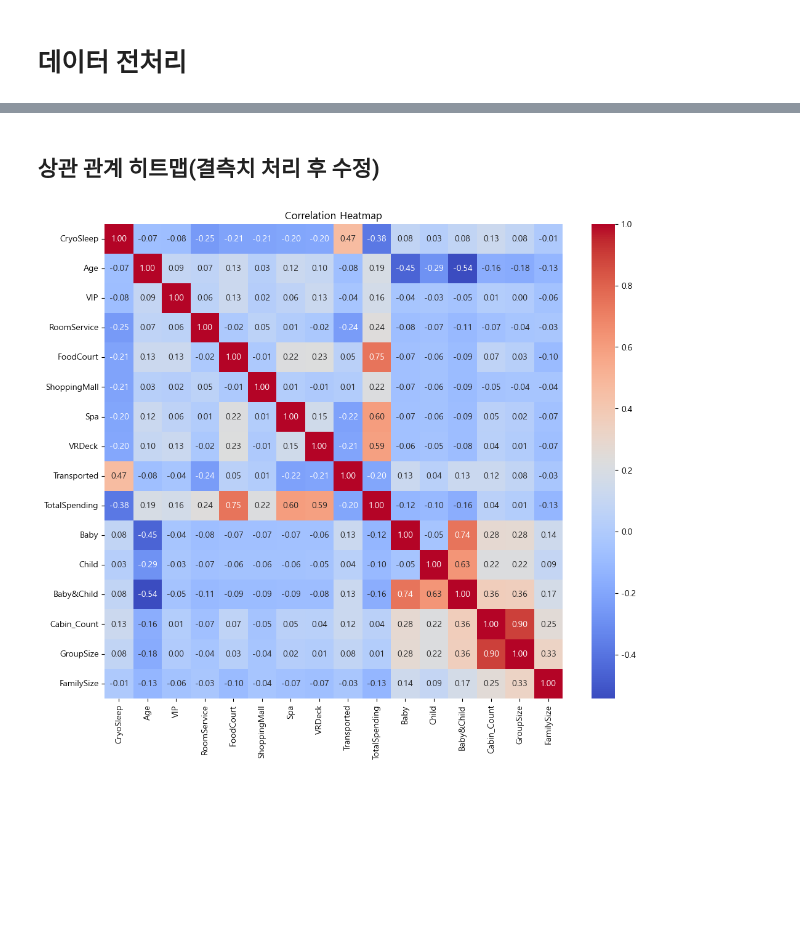
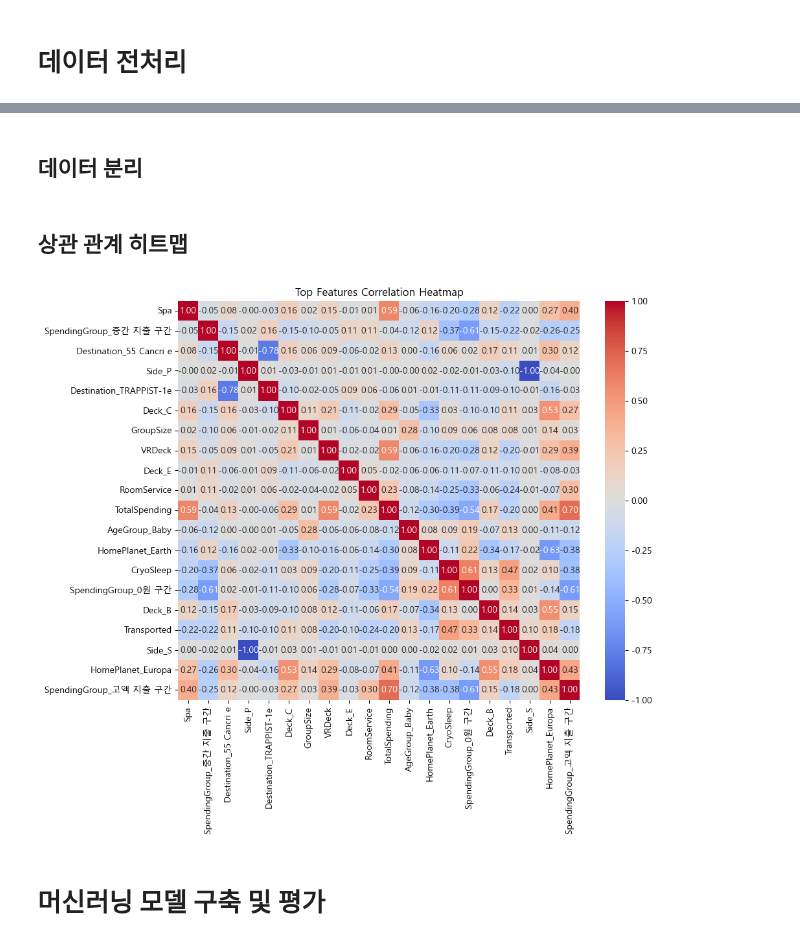
Before and after one commit to whrbgud333/sklearn-est15th-realfinal, a Jupyter notebook: Spaceship_Titanic/Spaceship_1.ipynb, the cells around one changed output, grey strips where cells are left out. Saved outputs shown, nothing was run; the diff lists cells and outputs as text; code cells hidden in the pictures; blank space fills up the shorter version.

```diff
--- a/Spaceship_Titanic/Spaceship_1.ipynb
+++ b/Spaceship_Titanic/Spaceship_1.ipynb
@@ -1012,0 +1472,2 @@ plt.show()
+# %% [markdown]
+## 데이터 분리
@@ -1013,19 +1487,20 @@ plt.show()
 # %% [markdown]
-## 상관 관계 히트맵(결측치 처리 후 수정)
+## 상관 관계 히트맵
-# %%
-# 분석을 위해 임시로 데이터 복사 및 전처리
-h_df = train_df.copy()
-
-# 범주형 데이터를 숫자로 변환 (True/False -> 1/0)
-h_df['CryoSleep'] = h_df['CryoSleep'].astype(float)
-h_df['VIP'] = h_df['VIP'].astype(float)
-h_df['Transported'] = h_df['Transported'].astype(float)
-
-
-# 히트맵 그리기
-plt.figure(figsize=(12, 10))
-sns.heatmap(h_df.corr(numeric_only=True), annot=True, cmap='coolwarm', fmt='.2f')
-plt.title('Correlation Heatmap')
-plt.show()
-# %% [output]
-[figure, removed]
+# %%
+# Transported(정답)와의 상관관계 값만 추출
+top_corr = corr_matrix['Transported'].sort_values(ascending=False)
+
+# 상관관계가 높은 상위 10개, 하위 10개 변수만 추출
+top_features = top_corr.head(10).index.tolist() + top_corr.tail(10).index.tolist()
+top_features = list(set(top_features)) # 중복 제거
+
+# 히트맵 그리기
+plt.figure(figsize=(10, 8))
+sns.heatmap(train_corr[top_features].corr(), annot=True, fmt=".2f", cmap='coolwarm')
+plt.title('Top Features Correlation Heatmap')
+plt.show()
+# %% [output]
+[figure, added]
+# %% [markdown]
+<a id="model_section"></a>
+# **머신러닝 모델 구축 및 평가**
```
Also changed, not shown: parts of 91 cells of this notebook.
